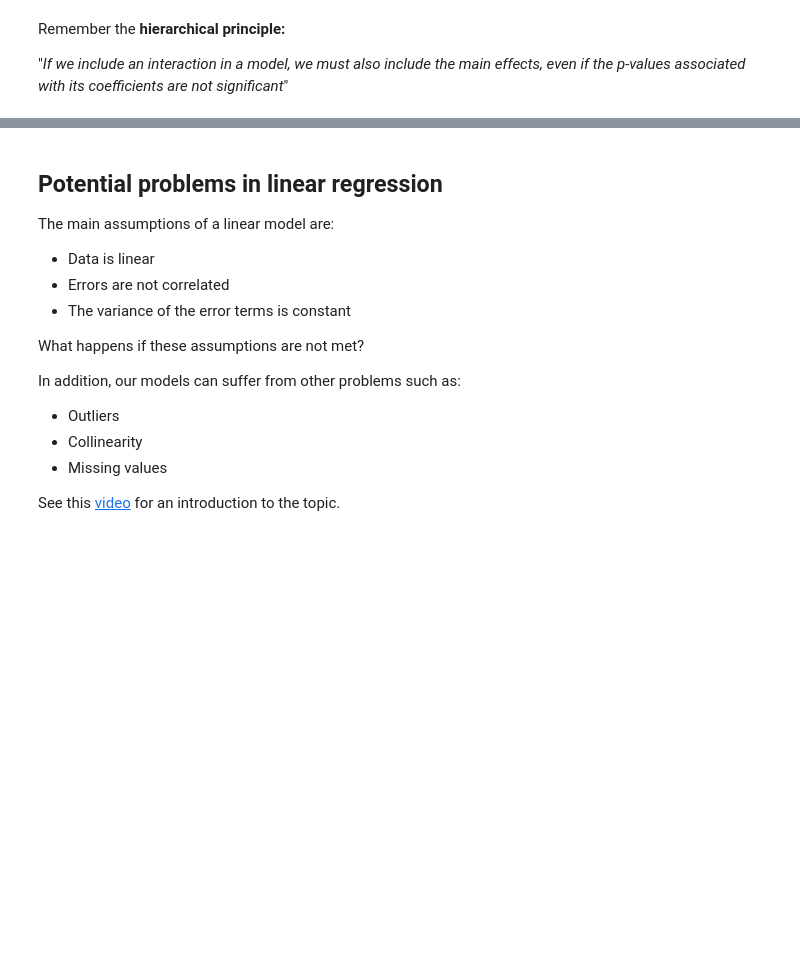
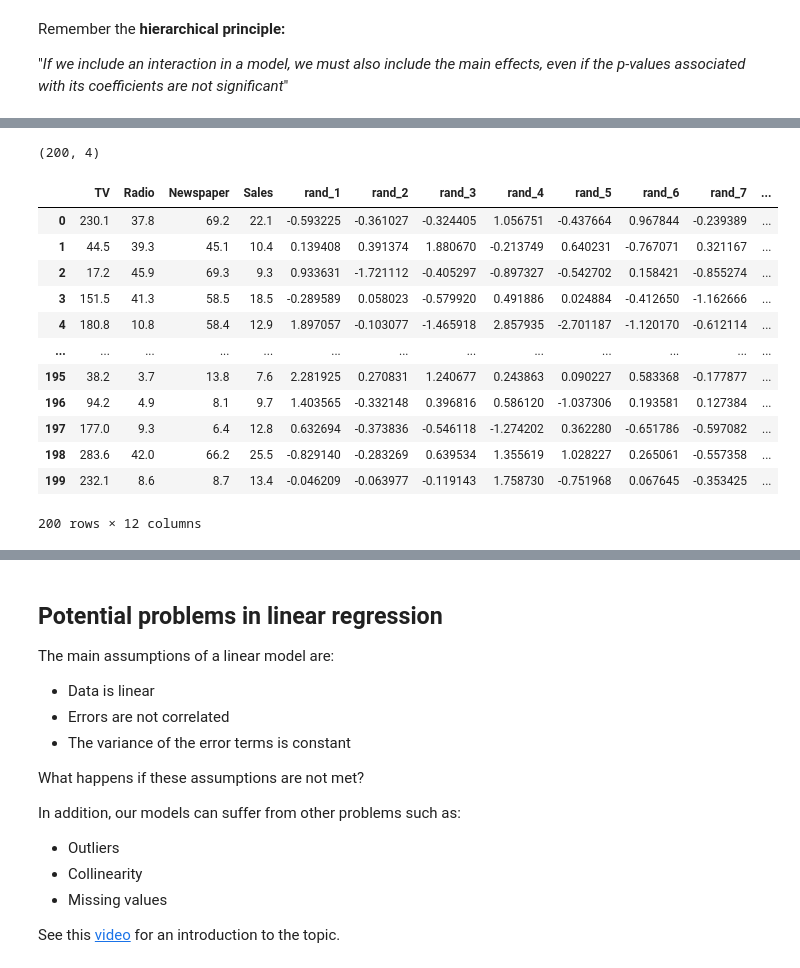
Before and after one commit to Ironhack-data-bcn-oct-2022/lectures, a Jupyter notebook: week-6/02 - Linear regression.ipynb, the cells around one changed output, grey strips where cells are left out. Saved outputs shown, nothing was run; the diff lists cells and outputs as text; code cells hidden in the pictures; blank space fills up the shorter version.

```diff
--- a/week-6/02 - Linear regression.ipynb
+++ b/week-6/02 - Linear regression.ipynb
@@ -947,0 +950,2 @@ There is a curious thing with $R^2$. Look what happens when we include *random*
+# %%
+df_adv = pd.read_csv('../datasets/Advertising.csv')
@@ -947,0 +1000,29 @@ There is a curious thing with $R^2$. Look what happens when we include *random*
+# %%
+df_adv.shape
+# %% [output]
+(200, 4)
+# %%
+df_adv["rand_1"] = np.random.normal(size=200)
+df_adv["rand_2"] = np.random.normal(size=200)
+df_adv["rand_3"] = np.random.normal(size=200)
+df_adv["rand_4"] = np.random.normal(size=200)
+df_adv["rand_5"] = np.random.normal(size=200)
+df_adv["rand_6"] = np.random.normal(size=200)
+df_adv["rand_7"] = np.random.normal(size=200)
+df_adv["rand_8"] = np.random.normal(size=200)
+# %%
+df_adv
+# %% [output]
+|  | TV | Radio | Newspaper | Sales | rand_1 | rand_2 | rand_3 | rand_4 | rand_5 | rand_6 | rand_7 | ... |
+| 0 | 230.1 | 37.8 | 69.2 | 22.1 | -0.593225 | -0.361027 | -0.324405 | 1.056751 | -0.437664 | 0.967844 | -0.239389 | ... |
+| 1 | 44.5 | 39.3 | 45.1 | 10.4 | 0.139408 | 0.391374 | 1.880670 | -0.213749 | 0.640231 | -0.767071 | 0.321167 | ... |
+| 2 | 17.2 | 45.9 | 69.3 | 9.3 | 0.933631 | -1.721112 | -0.405297 | -0.897327 | -0.542702 | 0.158421 | -0.855274 | ... |
+| 3 | 151.5 | 41.3 | 58.5 | 18.5 | -0.289589 | 0.058023 | -0.579920 | 0.491886 | 0.024884 | -0.412650 | -1.162666 | ... |
+| 4 | 180.8 | 10.8 | 58.4 | 12.9 | 1.897057 | -0.103077 | -1.465918 | 2.857935 | -2.701187 | -1.120170 | -0.612114 | ... |
+| ... | ... | ... | ... | ... | ... | ... | ... | ... | ... | ... | ... | ... |
+| 195 | 38.2 | 3.7 | 13.8 | 7.6 | 2.281925 | 0.270831 | 1.240677 | 0.243863 | 0.090227 | 0.583368 | -0.177877 | ... |
+| 196 | 94.2 | 4.9 | 8.1 | 9.7 | 1.403565 | -0.332148 | 0.396816 | 0.586120 | -1.037306 | 0.193581 | 0.127384 | ... |
+| 197 | 177.0 | 9.3 | 6.4 | 12.8 | 0.632694 | -0.373836 | -0.546118 | -1.274202 | 0.362280 | -0.651786 | -0.597082 | ... |
+| 198 | 283.6 | 42.0 | 66.2 | 25.5 | -0.829140 | -0.283269 | 0.639534 | 1.355619 | 1.028227 | 0.265061 | -0.557358 | ... |
+| 199 | 232.1 | 8.6 | 8.7 | 13.4 | -0.046209 | -0.063977 | -0.119143 | 1.758730 | -0.751968 | 0.067645 | -0.353425 | ... |
+200 rows × 12 columns
```
Also changed, not shown: parts of 70 cells of this notebook.
